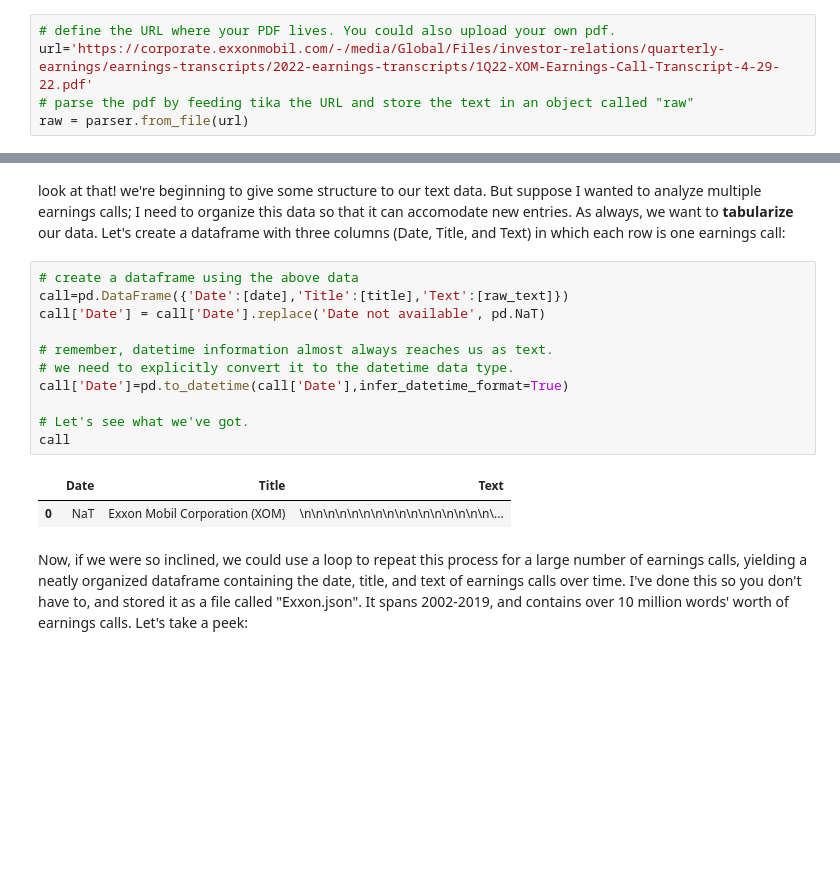
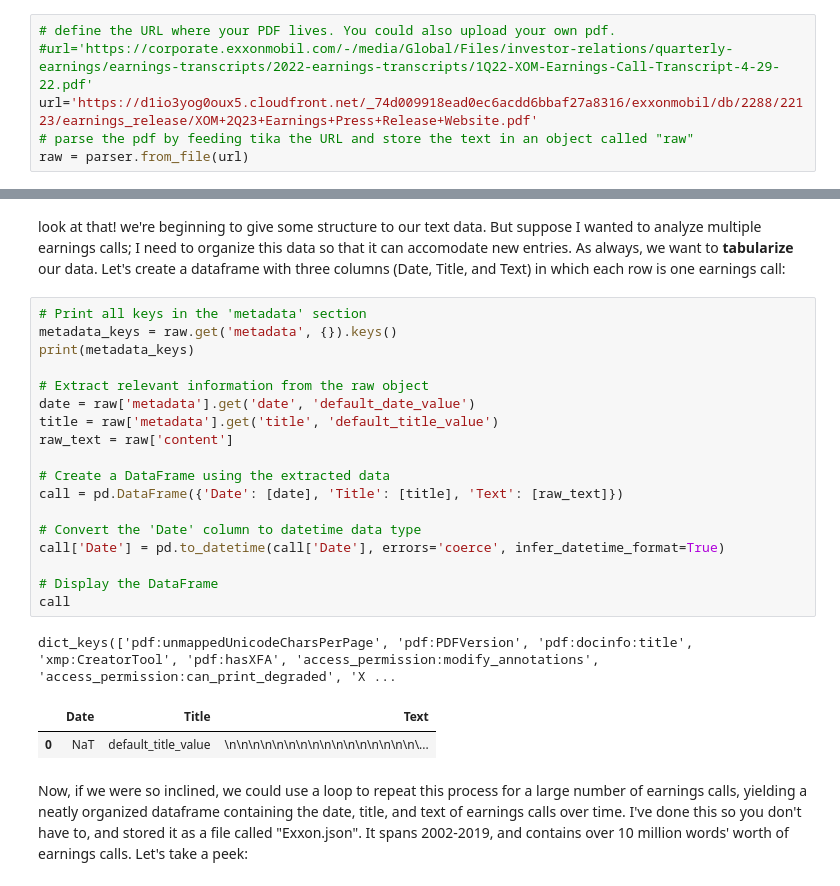
Before and after one commit to capucinelabouret/QM2, a Jupyter notebook: notebooks/W04. Natural Language Processing.ipynb, the cells around one changed output, grey strips where cells are left out. Saved outputs shown, nothing was run; the diff lists cells and outputs as text; blank space fills up the shorter version.

```diff
--- a/notebooks/W04. Natural Language Processing.ipynb
+++ b/notebooks/W04. Natural Language Processing.ipynb
@@ -64,7 +64,8 @@ nlp.add_pipe('spacytextblob')
 Exxon host earnings calls on their website in PDF form. Usually, working with PDFs is a real pain as they are not machine-readable. Using a python package called [tika](https://www.geeksforgeeks.org/parsing-pdfs-in-python-with-tika/), we can "parse" a pdf, turning it into machine-readable text:
 # %%
 # define the URL where your PDF lives. You could also upload your own pdf.
-url='https://corporate.exxonmobil.com/-/media/Global/Files/investor-relations/quarterly-earnings/earnings-transcripts/2022-earnings-transcripts/1Q22-XOM-Earnings-Call-Transcript-4-29-22.pdf'
+#url='https://corporate.exxonmobil.com/-/media/Global/Files/investor-relations/quarterly-earnings/earnings-transcripts/2022-earnings-transcripts/1Q22-XOM-Earnings-Call-Transcript-4-29-22.pdf'
+url='https://d1io3yog0oux5.cloudfront.net/_74d009918ead0ec6acdd6bbaf27a8316/exxonmobil/db/2288/22123/earnings_release/XOM+2Q23+Earnings+Press+Release+Website.pdf'
 # parse the pdf by feeding tika the URL and store the text in an object called "raw"
 raw = parser.from_file(url)
 # %% [output]
@@ -109,19 +117,27 @@ Text:
 # %% [markdown]
 look at that! we're beginning to give some structure to our text data. But suppose I wanted to analyze multiple earnings calls; I need to organize this data so that it can accomodate new entries. As always, we want to **tabularize** our data. Let's create a dataframe with three columns (Date, Title, and Text) in which each row is one earnings call:
-# %%
-# create a dataframe using the above data
-call=pd.DataFrame({'Date':[date],'Title':[title],'Text':[raw_text]})
-call['Date'] = call['Date'].replace('Date not available', pd.NaT)
-
-# remember, datetime information almost always reaches us as text.
-# we need to explicitly convert it to the datetime data type.
-call['Date']=pd.to_datetime(call['Date'],infer_datetime_format=True)
-
-# Let's see what we've got.
-call
-# %% [output]
-|  | Date | Title | Text |
-| 0 | NaT | Exxon Mobil Corporation (XOM) | \n\n\n\n\n\n\n\n\n\n\n\n\n\n\n\n\... |
+# %%
+# Print all keys in the 'metadata' section
+metadata_keys = raw.get('metadata', {}).keys()
+print(metadata_keys)
+
+# Extract relevant information from the raw object
+date = raw['metadata'].get('date', 'default_date_value')
+title = raw['metadata'].get('title', 'default_title_value')
+raw_text = raw['content']
+
+# Create a DataFrame using the extracted data
+call = pd.DataFrame({'Date': [date], 'Title': [title], 'Text': [raw_text]})
+
+# Convert the 'Date' column to datetime data type
+call['Date'] = pd.to_datetime(call['Date'], errors='coerce', infer_datetime_format=True)
+
+# Display the DataFrame
+call
+# %% [output]
+dict_keys(['pdf:unmappedUnicodeCharsPerPage', 'pdf:PDFVersion', 'pdf:docinfo:title', 'xmp:CreatorTool', 'pdf:hasXFA', 'access_permission:modify_annotations', 'access_permission:can_print_degraded', 'X ...
+|  | Date | Title | Text |
+| 0 | NaT | default_title_value | \n\n\n\n\n\n\n\n\n\n\n\n\n\n\n\n\... |
 # %% [markdown]
 Now, if we were so inclined, we could use a loop to repeat this process for a large number of earnings calls, yielding a neatly organized dataframe containing the date, title, and text of earnings calls over time. I've done this so you don't have to, and stored it as a file called "Exxon.json". It spans 2002-2019, and contains over 10 million words' worth of earnings calls. Let's take a peek:
 # %%
```
Also changed, not shown: parts of 18 cells of this notebook.
